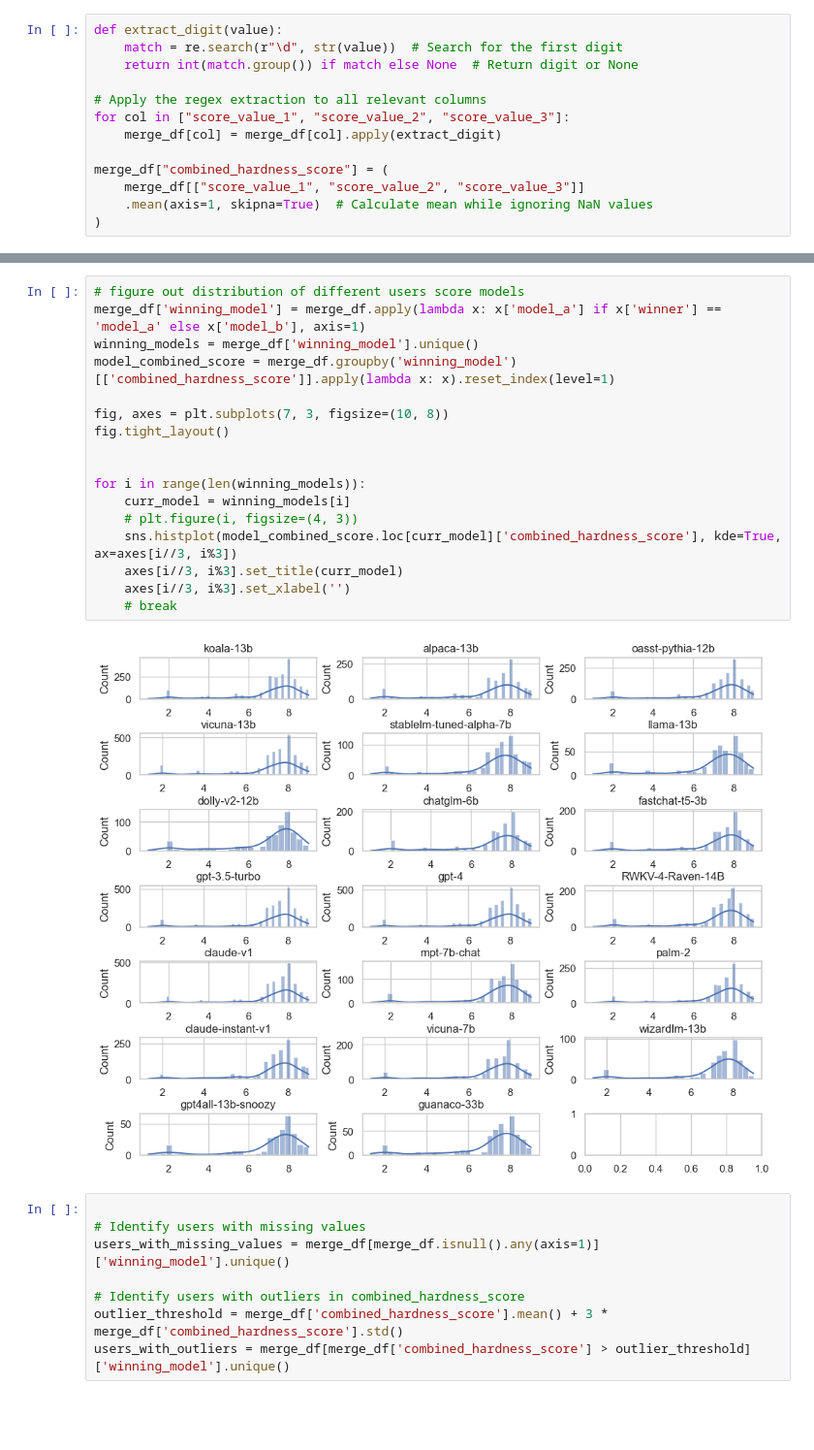
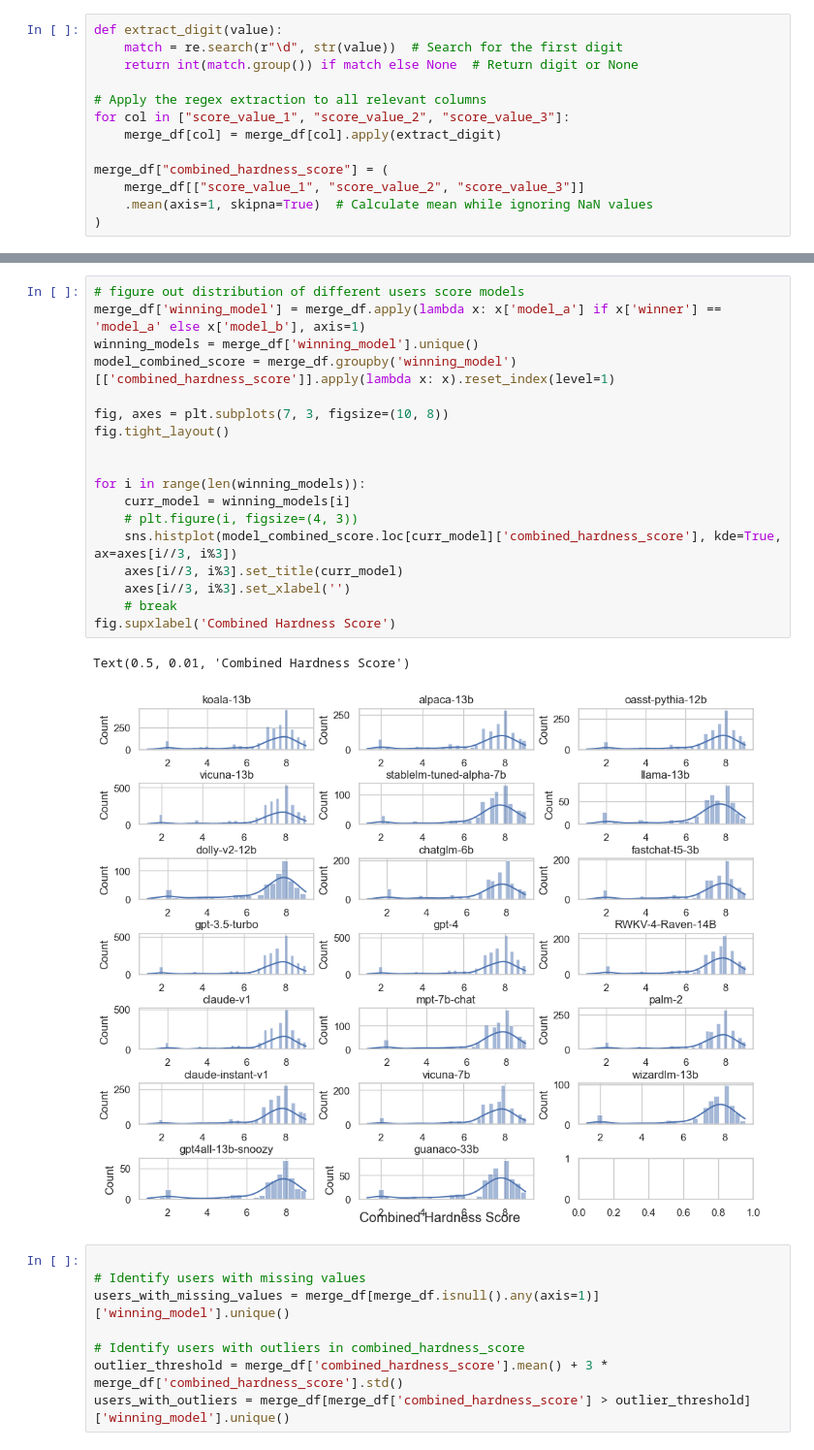
Before and after one commit to surajr10/ds200-grad-project, a Jupyter notebook: notebooks/suraj_eda.ipynb, the cells around one changed output, grey strips where cells are left out. Shown at 97% size. Cells and saved outputs as stored; diff of their text form; blank space fills up the shorter version.

```diff
--- a/notebooks/suraj_eda.ipynb
+++ b/notebooks/suraj_eda.ipynb
@@ -166,22 +197,24 @@ merge_df["combined_hardness_score"] = (
 # %%
 # figure out distribution of different users score models
 merge_df['winning_model'] = merge_df.apply(lambda x: x['model_a'] if x['winner'] == 'model_a' else x['model_b'], axis=1)
 winning_models = merge_df['winning_model'].unique()
 model_combined_score = merge_df.groupby('winning_model')[['combined_hardness_score']].apply(lambda x: x).reset_index(level=1)
 
 fig, axes = plt.subplots(7, 3, figsize=(10, 8))
 fig.tight_layout()
 
 
 for i in range(len(winning_models)):
     curr_model = winning_models[i]
     # plt.figure(i, figsize=(4, 3))
     sns.histplot(model_combined_score.loc[curr_model]['combined_hardness_score'], kde=True, ax=axes[i//3, i%3])
     axes[i//3, i%3].set_title(curr_model)
     axes[i//3, i%3].set_xlabel('')
     # break
+fig.supxlabel('Combined Hardness Score')
 # %% [output]
+Text(0.5, 0.01, 'Combined Hardness Score')
-[figure, old version]
+[figure, new version]
 # %%
 
 # Identify users with missing values
```
Also changed, not shown: parts of 3 cells of this notebook.
